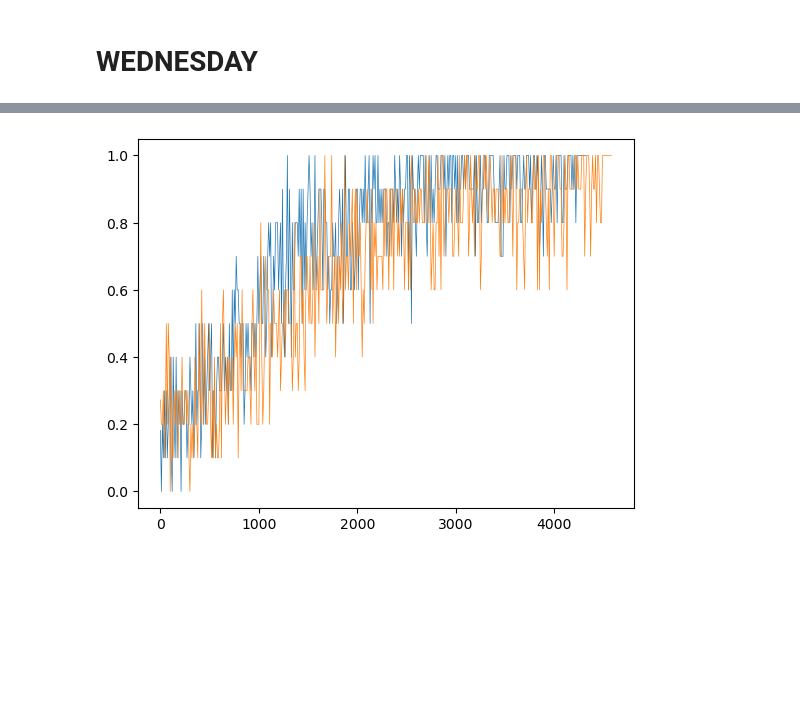
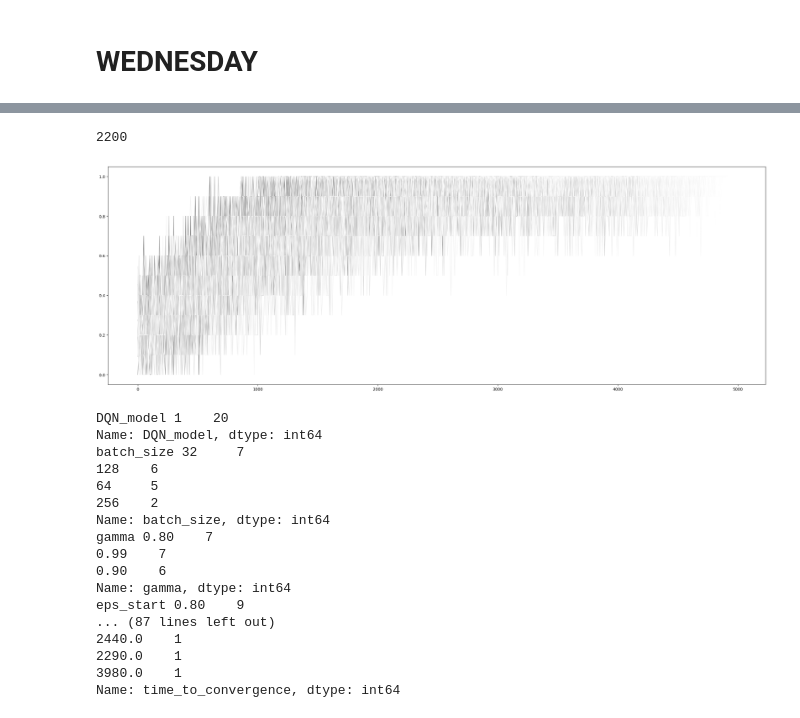
Before and after one commit to daniel-macrae/DRL-Assignment-2023, a Jupyter notebook: Grid Search Results.ipynb, the cells around one changed output, grey strips where cells are left out. Saved outputs shown, nothing was run; the diff lists cells and outputs as text; code cells hidden in the pictures; blank space fills up the shorter version.

```diff
--- a/Grid Search Results.ipynb
+++ b/Grid Search Results.ipynb
@@ -192,7 +162,43 @@ for param in param_columns:
 # %%
 converged = df_wedn[~df_wedn['time_to_convergence'].isna()]
+shortest = 5000
 for i, row in converged.iterrows():
-    x = np.arange(0, len(row['avgRewards'])*10, 10)
-    plt.plot(x, row['avgRewards'], linewidth=.5)
+    length = len(row['avgRewards'])*10
+    if length < shortest:
+        shortest = length
+
+print(shortest)
+plt.figure(figsize=(30, 10))
+colours = plt.cm.gray(np.linspace(0, 1, 5000))
+
+
+for i, row in converged.iterrows():
+    length = len(row['avgRewards'])*10
+    #print(length)
+    x = np.arange(0, length, 10)
+    plt.plot(x, row['avgRewards'], linewidth=1, color=colours[length])
 # %% [output]
+2200
-[figure, old version]
+[figure, new version]
+# %%
+top_20 = converged.nsmallest(20, 'time_to_convergence')#.value_counts
+for col in top_20.columns:
+    print(col, top_20[col].value_counts())
+# %% [output]
+DQN_model 1    20
+Name: DQN_model, dtype: int64
+batch_size 32     7
+128    6
+64     5
+256    2
+Name: batch_size, dtype: int64
+gamma 0.80    7
+0.99    7
+0.90    6
+Name: gamma, dtype: int64
+eps_start 0.80    9
+... (87 lines left out)
+2440.0    1
+2290.0    1
+3980.0    1
+Name: time_to_convergence, dtype: int64
```
Also changed, not shown: parts of 9 cells of this notebook, 5 other files.
